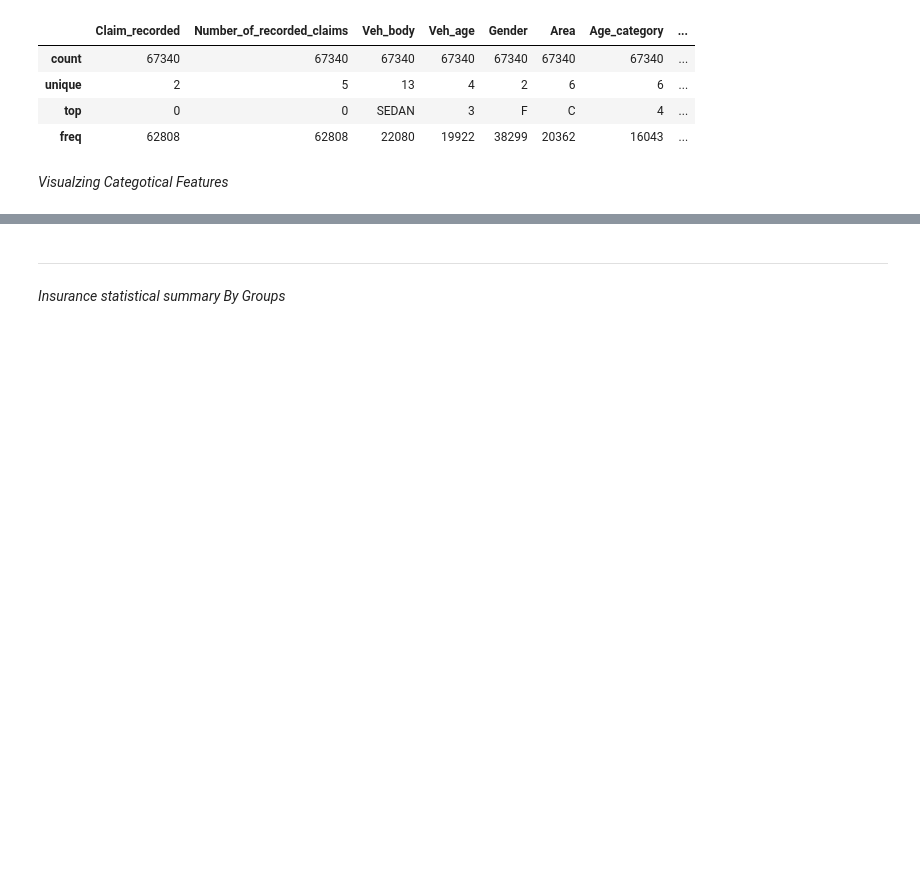
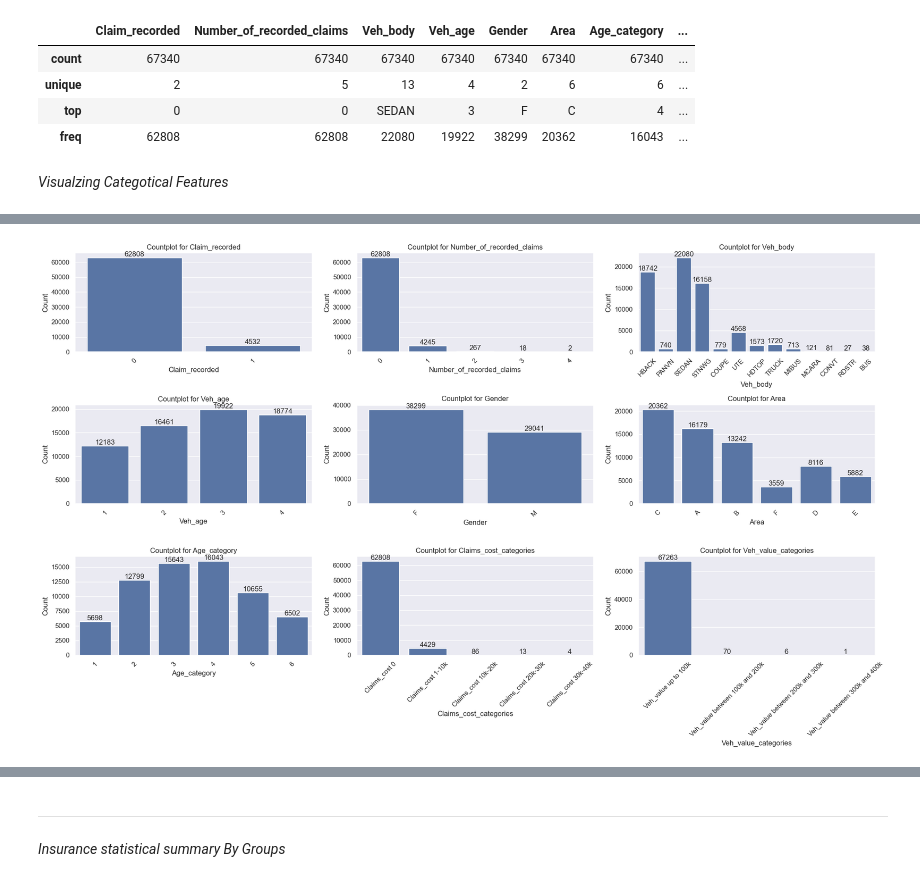
Before and after one commit to omars1234/Auto_Mobile_Inusrance_Analysis, a Jupyter notebook: Project_NoteBook.ipynb, the cells around one changed output, grey strips where cells are left out. Drawn from its saved outputs; the diff is of its cells as text; code cells hidden in the pictures; blank space fills up the shorter version.

```diff
--- a/Project_NoteBook.ipynb
+++ b/Project_NoteBook.ipynb
@@ -383,0 +303,42 @@ plt.show()
+# %%
+import seaborn as sns
+import matplotlib.pyplot as plt
+import pandas as pd
+
+def plot_countplots_with_counts(df, columns,rotation_angle=45):
+    """
+    Generates countplots for multiple columns in a single figure with counts annotated on bars.
+
+    Parameters:
+    df (pd.DataFrame): The input DataFrame.
+    columns (list): A list of column names to plot.
+    """
+    # Determine grid size (e.g., 2 rows and appropriate columns)
+    if len(columns) != 9:
+        print(f"Error: Expected 9 columns, but got {len(columns)}.")
+        return
+
+    # Set up the 3x3 subplot grid
+    fig, axes = plt.subplots(nrows=3, ncols=3, figsize=(20, 12), tight_layout=True)
+
+    # Flatten the 3x3 axes array into a 1D array for easy iteration
+    axes_flat = axes.flatten()
+
+    for i, col in enumerate(columns):
+        ax = axes_flat[i]
+
+        # Create the countplot on the specific axis
+        sns.countplot(x=col, data=df, ax=ax)
+
+        # Add counts to the bars using ax.bar_label()
+        for container in ax.containers:
+            ax.bar_label(container, fmt='%d')
+
+        # Rotate the x-axis labels
+        ax.tick_params(axis='x', labelrotation=rotation_angle)
+
+        ax.set_title(f'Countplot for {col}')
+        ax.set_xlabel(col)
+        ax.set_ylabel('Count')
+
+    plt.show()
@@ -383,0 +392,5 @@ plt.show()
+# %%
+columns = df[categorical_features].columns.tolist()
+plot_countplots_with_counts(df=df, columns=columns)
+# %% [output]
+[figure, added]
```
Also changed, not shown: parts of 88 cells of this notebook, 21 other files.
